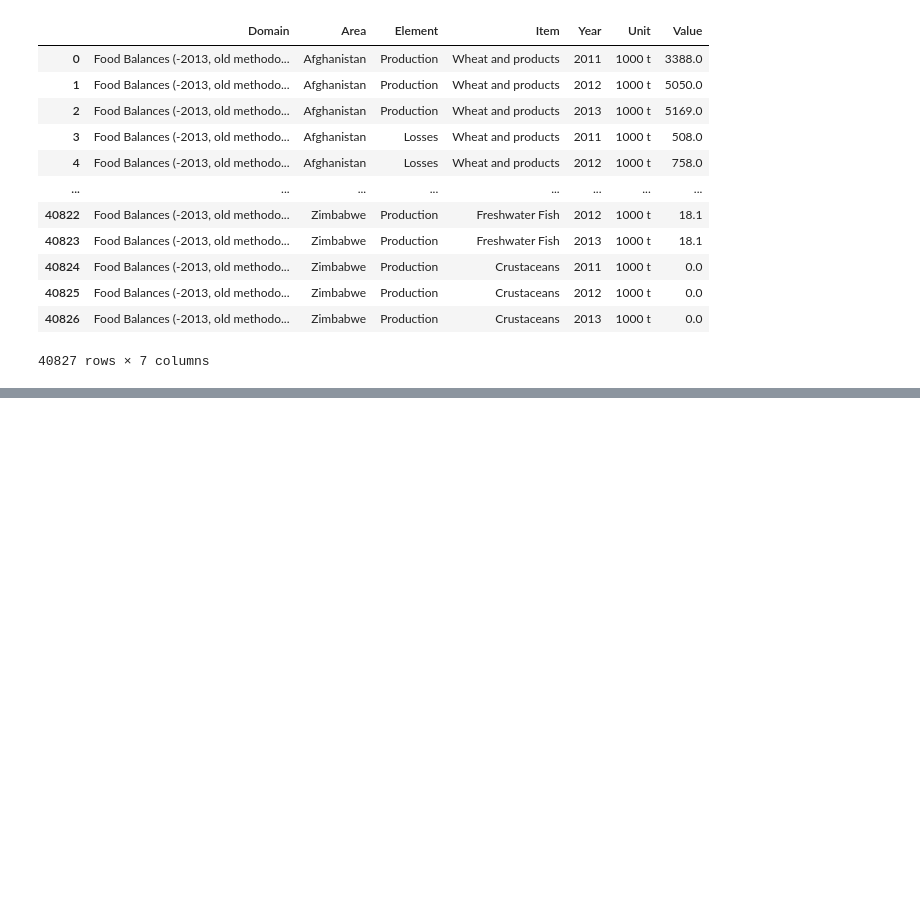
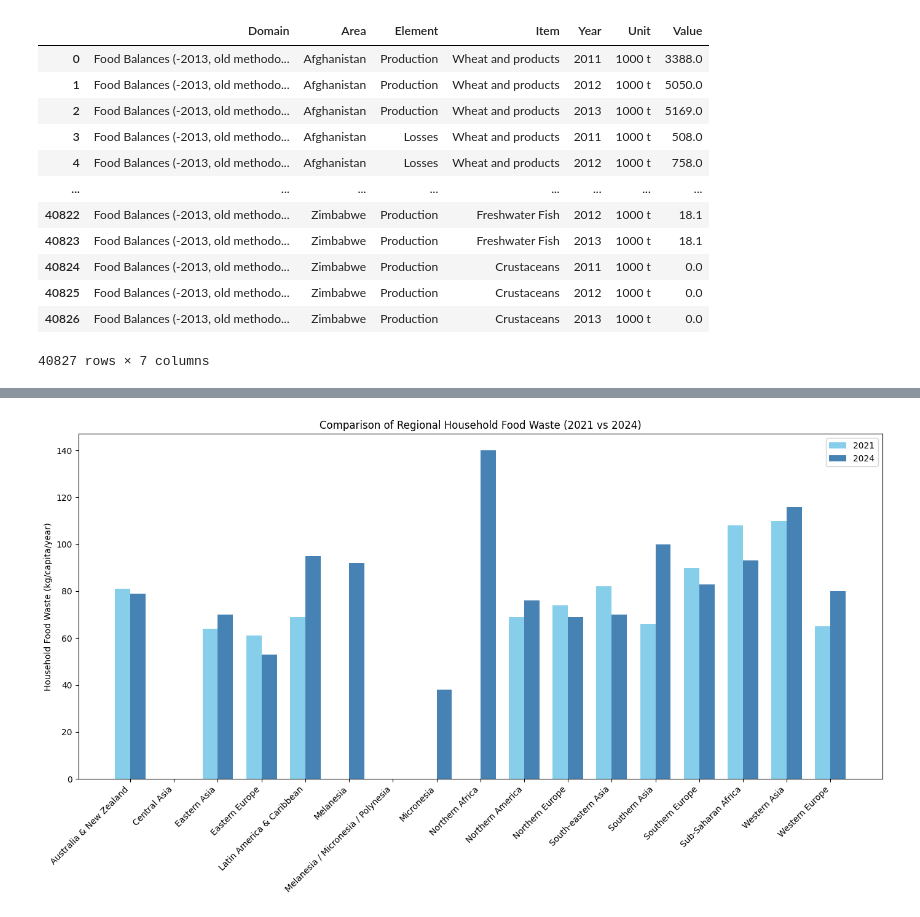
Before and after one commit to Danyxtu/Food-Waste-Analytics, a Jupyter notebook: Food-Waste-Analytics.ipynb, the cells around one changed output, grey strips where cells are left out. Saved outputs shown, nothing was run; the diff lists cells and outputs as text; code cells hidden in the pictures; blank space fills up the shorter version.

```diff
--- a/Food-Waste-Analytics.ipynb
+++ b/Food-Waste-Analytics.ipynb
@@ -21,9 +21,10 @@ import matplotlib.pyplot as plt
 from scipy.stats import pearsonr, ttest_ind
 # %%
 # Dataset
+
 faostat_commodities_csv = 'Datasets/faostat-commodities.csv'
 annex2_urban_vs_rural_csv = 'Datasets/annex2.csv'
-
-# Read CSVsscipy
-df_commodities = pd.read_csv(faostat_commodities_csv)
-df_urban_rural = pd.read_csv(annex2_urban_vs_rural_csv)
+owid_data = 'Datasets/owid_data.csv'
+global_estimates = 'Datasets/global_estimates.csv'
+food_waste_index_report_2021 = 'Datasets/food-waste-index-report(2021).csv'
+food_waste_index_report_2024 = 'Datasets/food-waste-index-report(2024).csv'
@@ -126,0 +283,50 @@ NameError: name 'df_urban_rural' is not defined
+# %%
+# 1. Load the datasets
+# Replace these filenames with your actual csv file paths
+df_2021 = pd.read_csv(food_waste_index_report_2021)
+df_2024 = pd.read_csv(food_waste_index_report_2024)
+
+# --- STEP 2: RENAMING COLUMNS ---
+
+df_2021 = df_2021.rename(columns={
+    'Average Household Food Waste (kg/capita/year)': 'Food Waste'
+})
+
+df_2024 = df_2024.rename(columns={
+    'Average Household Waste (kg/capita/year)': 'Food Waste'
+})
+
+# --- STEP 3: MERGE DATASETS ---
+
+df_merged = pd.merge(df_2024, df_2021, on='Region', how='outer', suffixes=('_2024', '_2021'))
+
+# Fill NaNs with 0 to allow plotting of regions missing in one year
+df_merged = df_merged.fillna(0)
+
+# --- STEP 4: PLOTTING ---
+regions = df_merged['Region']
+waste_2021 = df_merged['Food Waste_2021']
+waste_2024 = df_merged['Food Waste_2024']
+
+x = np.arange(len(regions))  # Label locations
+width = 0.35  # Width of the bars
+
+fig, ax = plt.subplots(figsize=(14, 8))
+
+# Create bars: 2021 on the left, 2024 on the right
+rects1 = ax.bar(x - width/2, waste_2021, width, label='2021', color='skyblue')
+rects2 = ax.bar(x + width/2, waste_2024, width, label='2024', color='steelblue')
+
+# Add labels, title, and legend
+ax.set_ylabel('Household Food Waste (kg/capita/year)')
+ax.set_title('Comparison of Regional Household Food Waste (2021 vs 2024)')
+ax.set_xticks(x)
+ax.set_xticklabels(regions, rotation=45, ha='right')
+ax.legend()
+
+# Adjust layout to prevent label cutoff
+plt.tight_layout()
+plt.savefig('images/Regional-Household-Food-Waste-(2021-vs-2024).png')
+plt.show()
+# %% [output]
+[figure, added]
```
Also changed, not shown: parts of 11 cells of this notebook, 11 other files.
